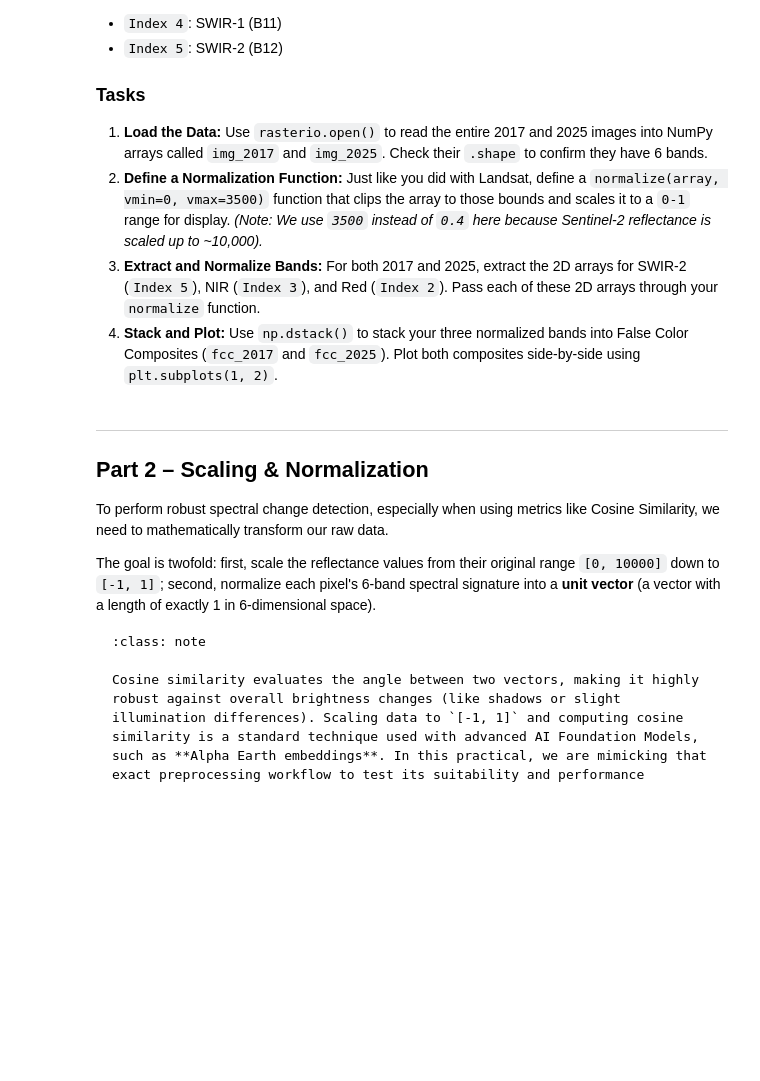
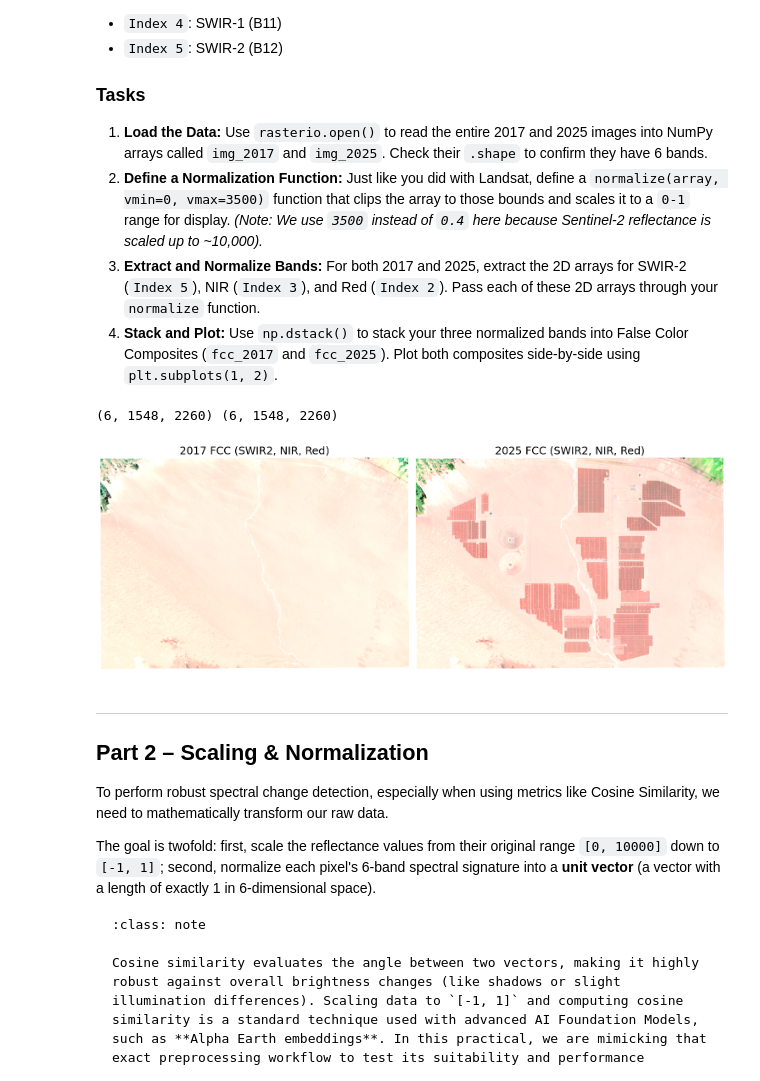
Before and after one commit to jo1266/Programming_with_spatial_data, a Jupyter notebook: course/09_practical_L9.ipynb, the cells around one changed output. Cells and saved outputs as stored; diff of their text form; code cells hidden in the pictures; blank space fills up the shorter version.

```diff
--- a/course/09_practical_L9.ipynb
+++ b/course/09_practical_L9.ipynb
@@ -100,6 +109,48 @@ The 6 bands in our file correspond to the following NumPy indices (0-based):
 4. **Stack and Plot:** Use `np.dstack()` to stack your three normalized bands into False Color Composites (`fcc_2017` and `fcc_2025`). Plot both composites side-by-side using `plt.subplots(1, 2)`.
 # %%
 # Write your code here
+
+with rasterio.open(s2_2017_fp) as src:
+    img_2017 = src.read()
+
+with rasterio.open(s2_2025_fp) as src:
+    img_2025 = src.read()
+
+print(img_2017.shape, img_2025.shape)
+
+def normalize(array, vmin=0, vmax=3500):
+    clipped = np.clip(array, vmin, vmax)
+    return (clipped - vmin) / (vmax - vmin)
+
+swir2_17 = normalize(img_2017[5])
+nir_17   = normalize(img_2017[3])
+red_17   = normalize(img_2017[2])
+
+swir2_25 = normalize(img_2025[5])
+nir_25   = normalize(img_2025[3])
+red_25   = normalize(img_2025[2])
+
+fcc_17 = np.dstack((swir2_17, nir_17, red_17))
+fcc_25 = np.dstack((swir2_25, nir_25, red_25))
+
+# Create the 1x2 subplot comparison
+fig, axes = plt.subplots(1, 2, figsize=(15, 7))
+
+# Plot 2017 FCC
+axes[0].imshow(fcc_17)
+axes[0].set_title("2017 FCC (SWIR2, NIR, Red)", fontsize=18)
+axes[0].axis("off")
+
+# Plot 2025 FCC
+axes[1].imshow(fcc_25)
+axes[1].set_title("2025 FCC (SWIR2, NIR, Red)", fontsize=18)
+axes[1].axis("off")
+
+plt.tight_layout()
+plt.show()
+# %% [output]
+(6, 1548, 2260) (6, 1548, 2260)
+[figure, added]
 # %% [markdown]
 ---
 
```
Also changed, not shown: parts of 4 cells of this notebook, 6 other files.
